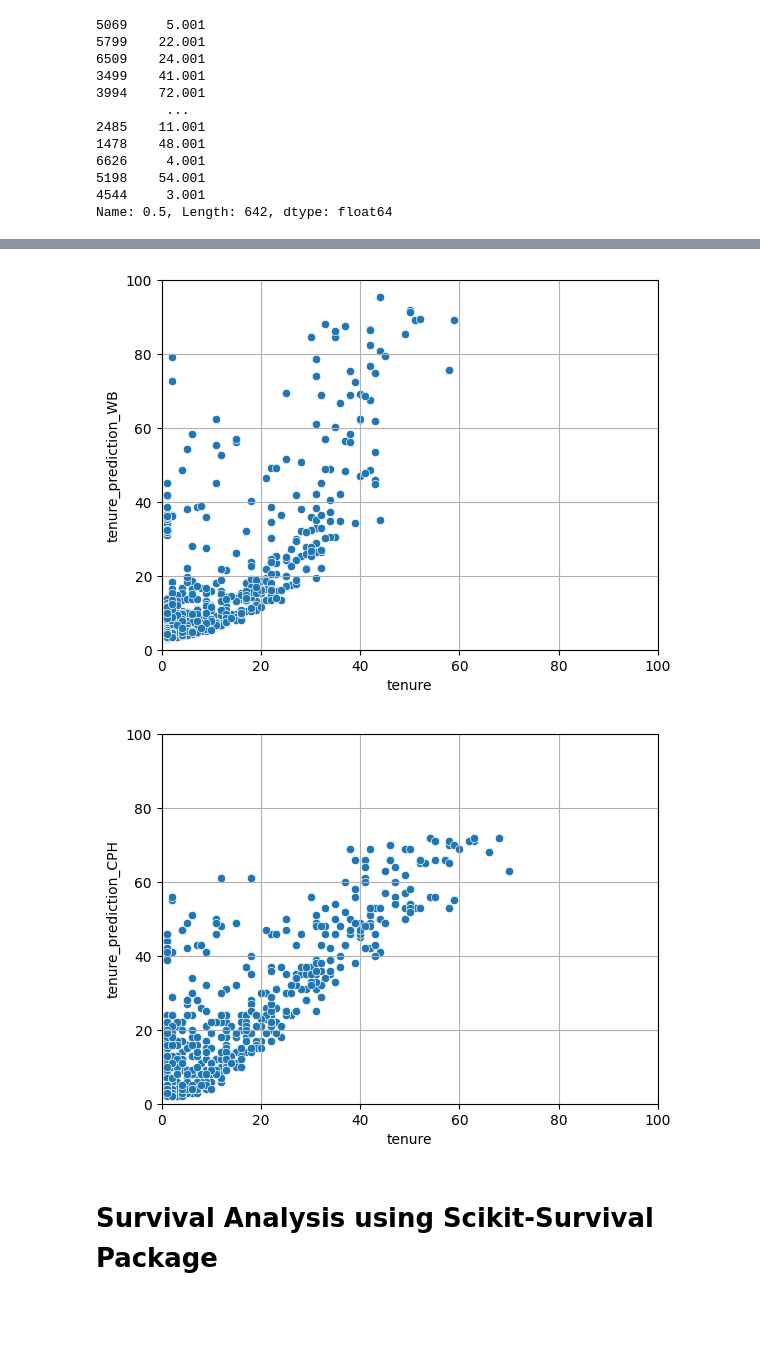
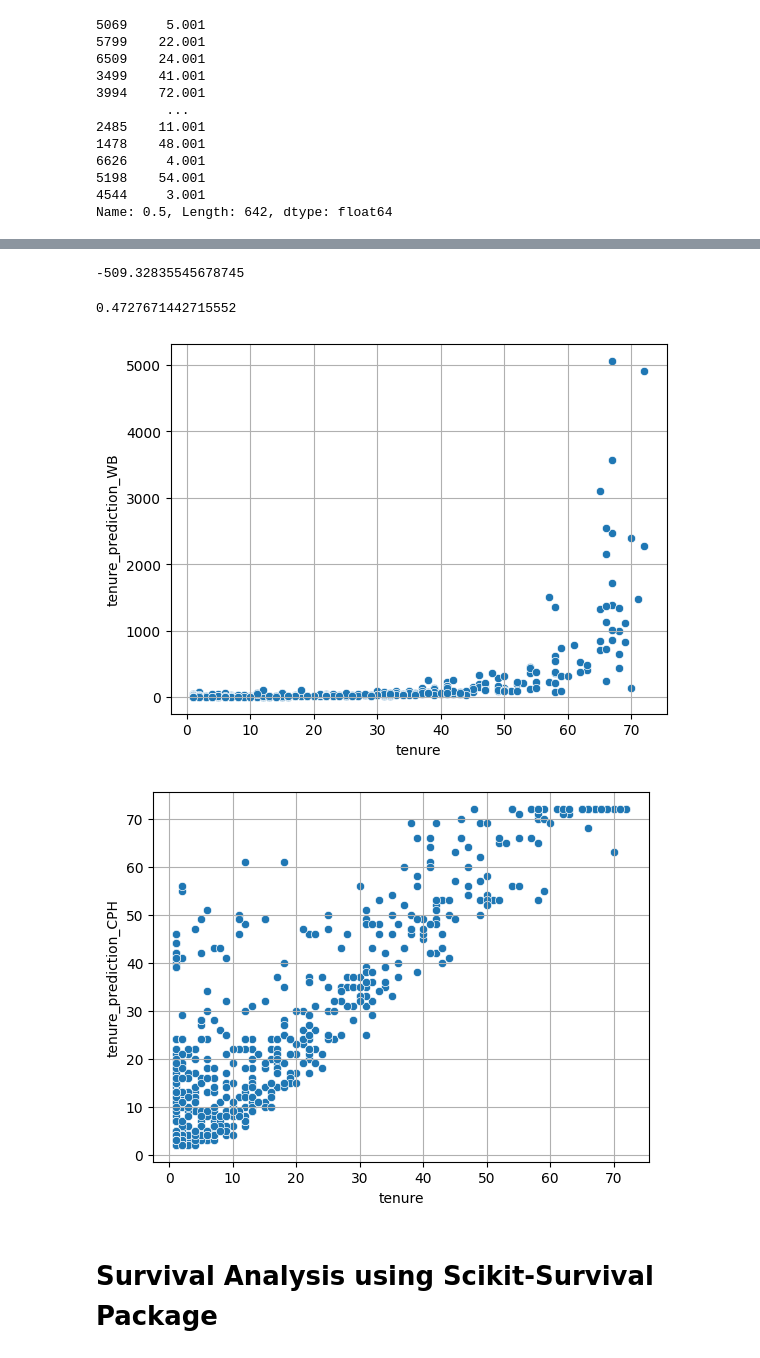
Before and after one commit to Sebastian1981/CBM_Survival_Analysis, a Jupyter notebook: poc.ipynb, the cells around one changed output, grey strips where cells are left out. Drawn from its saved outputs; the diff is of its cells as text; code cells hidden in the pictures; blank space fills up the shorter version.

```diff
--- a/poc.ipynb
+++ b/poc.ipynb
@@ -611,0 +590,10 @@ r2_score(has_churned['tenure'], has_churned['tenure_prediction_WB'])
+# %%
+has_churned['tenure_prediction_WB'] = pred_WB
+has_churned['tenure_prediction_CPH'] = pred_CPH
+
+
+# replace the inf values of the coxprop model predictions with the max values
+max_tennure_pred = has_churned['tenure_prediction_CPH'][has_churned['tenure_prediction_CPH'] != np.inf].max()
+has_churned['tenure_prediction_CPH'].replace([np.inf, -np.inf], max_tennure_pred, inplace=True)
+
+has_churned.head(10)
@@ -612,25 +626,35 @@ r2_score(has_churned['tenure'], has_churned['tenure_prediction_WB'])
+# %%
+# get r2 score on test set for the weibul model
+r2_score(has_churned['tenure'], has_churned['tenure_prediction_WB'])
+# %% [output]
+-509.32835545678745
+# %%
+# get r2 score on test set for the Cox Proportional Model
+r2_score(has_churned['tenure'], has_churned['tenure_prediction_CPH'])
+# %% [output]
+0.4727671442715552
 # %%
 sns.scatterplot(
     data=has_churned,
     x='tenure',
     y='tenure_prediction_WB'
 )
-plt.xlim(0,100)
-plt.ylim(0,100)
+#plt.xlim(0,100)
+#plt.ylim(0,100)
 plt.grid()
 # %% [output]
-[figure, old version]
+[figure, new version]
 # %%
 sns.scatterplot(
     data=has_churned,
     x='tenure',
     y='tenure_prediction_CPH'
 )
-plt.xlim(0,100)
-plt.ylim(0,100)
+#plt.xlim(0,100)
+#plt.ylim(0,100)
 plt.grid()
 # %% [output]
-[figure, old version]
+[figure, new version]
 # %% [markdown]
 # Survival Analysis using Scikit-Survival Package
 # %%
```
Also changed, not shown: parts of 25 cells of this notebook.
